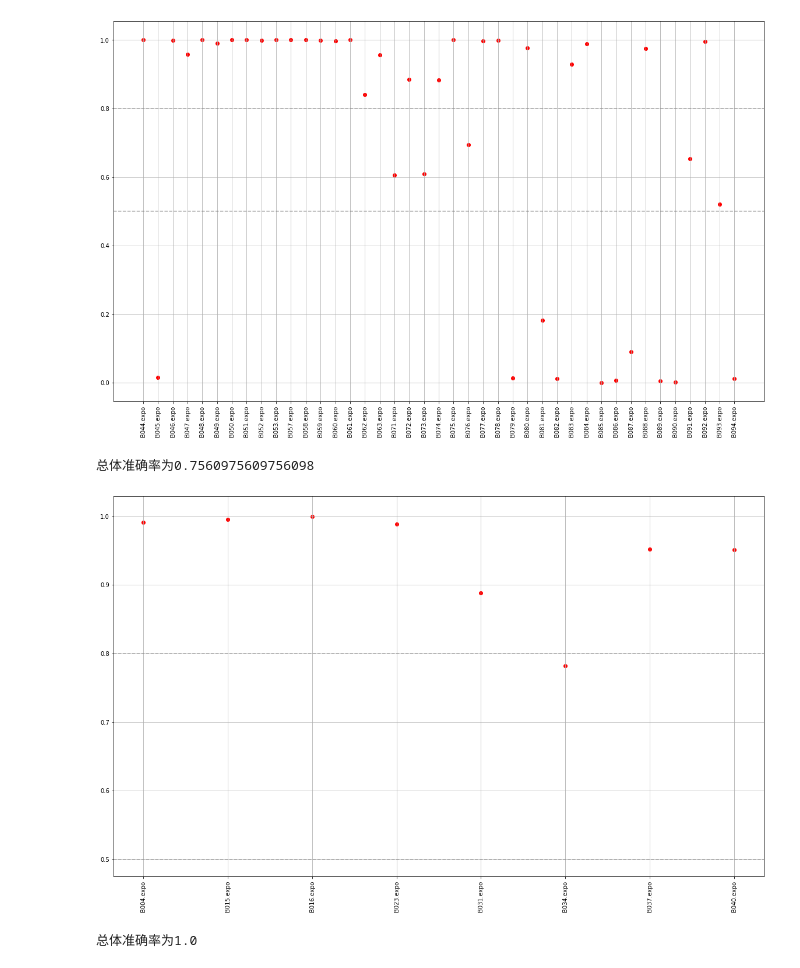
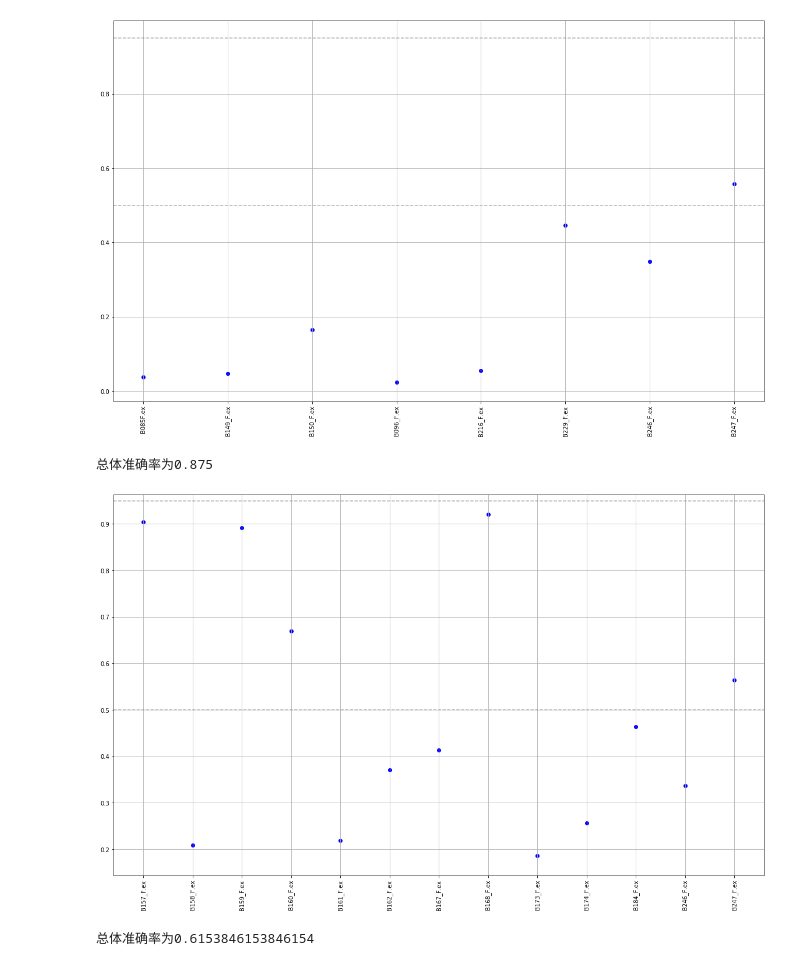
Before and after one commit to PyDarren/PLT_back, a Jupyter notebook: lung_cancer_classifier/new_strategy_marker.ipynb, the cells around one changed output. Drawn from its saved outputs; the diff is of its cells as text; code cells hidden in the pictures.

```diff
--- a/lung_cancer_classifier/new_strategy_marker.ipynb
+++ b/lung_cancer_classifier/new_strategy_marker.ipynb
@@ -13,3 +39,13 @@ warnings.filterwarnings('ignore')
+# %%
+def balance_train(df, more_label=0, less_label=1):
+    more_df = df[df['class']==more_label]
+    less_df = df[df['class']==less_label]
+    less_num = less_df.shape[0]
+    more_index = list(more_df.index)
+    index_choose = random.sample(more_index, less_num)
+    df_choose = more_df.loc[index_choose, :]
+    df_new = df_choose.append(less_df)
+    return df_new
 # %%
 def final_model(df):
     predict_score = list()
@@ -78,3 +90,6 @@ selected_marker = ['id', 'CD3', 'CD4', 'CD8', 'CD45', 'IGD', 'CD11b', 'CD14',
                    'CD85j', 'CD183', 'CD38', 'class']
 df = df.loc[:, selected_marker]
 df.iloc[:, 1:-1] = df.iloc[:, 1:-1].multiply(100)
+stdsc = StandardScaler()
+df.iloc[:, 1:-1] = pd.DataFrame(stdsc.fit_transform(df.iloc[:, 1:-1].values), columns=df.columns[1:-1])
+df.shape
@@ -81,6 +98,7 @@ df.iloc[:, 1:-1] = df.iloc[:, 1:-1].multiply(100)
 # %%
 ## 划分训练集和测试集
-train_df, test_df = split_func(df)
+train_df_raw, test_df = split_func(df)
+train_df = balance_train(train_df_raw)
 X_train = train_df.iloc[:, 1:-1].values
 y_train = train_df['class'].values.astype('int')
 X_test = test_df.iloc[:, 1:-1].values
@@ -122,5 +140,5 @@ plt.show()                # 图形观察出最优正则参数在0.1附近
 # %%
 # lr = LogisticRegression(penalty='elasticnet', solver='saga', l1_ratio=0.6, C=0.01)
-lr = LogisticRegression(penalty='l1', C=1)
+lr = LogisticRegression(penalty='l1', C=0.3)
 lr.fit(X_train, y_train)
 # %% [output]
@@ -187,14 +205,18 @@ pre_healthy = final_model(healthy_new)
 # %%
-lung_cancer_new = pd.read_excel(path + 'rawdata/marker_lung_cancer_new.xlsx').loc[:, select_subsets]
-lung_cancer_new.iloc[:, 1:-1] = lung_cancer_new.iloc[:, 1:-1].multiply(100)
-pre_lung_cancer = final_model(lung_cancer_new)
+PLT_healthy_new = pd.read_excel(path + 'rawdata/marker_PLT_healthy.xlsx').loc[:, selected_marker]
+PLT_healthy_new.iloc[:, 1:-1] = PLT_healthy_new.iloc[:, 1:-1].multiply(100)
+PLT_healthy_new.iloc[:, 1:-1] = stdsc.transform(PLT_healthy_new.iloc[:, 1:-1])
+PLT_healthy_new = PLT_healthy_new.loc[:, select_subsets]
+pre_PLT_healthy_new = final_model(PLT_healthy_new)
 # %% [output]
-[figure, old version]
+[figure, new version]
-总体准确率为0.7560975609756098
+总体准确率为0.875
 # %%
-benign_new = pd.read_excel(path + 'rawdata/marker_benign.xlsx').loc[:, select_subsets]
-benign_new.iloc[:, 1:-1] = benign_new.iloc[:, 1:-1].multiply(100)
-pre_benign = final_model(benign_new)
+pulmonary_nodule = pd.read_excel(path + 'rawdata/marker_pulmonary_nodule.xlsx').loc[:, selected_marker]
+pulmonary_nodule.iloc[:, 1:-1] = pulmonary_nodule.iloc[:, 1:-1].multiply(100)
+pulmonary_nodule.iloc[:, 1:-1] = stdsc.transform(pulmonary_nodule.iloc[:, 1:-1])
+pulmonary_nodule = pulmonary_nodule.loc[:, select_subsets]
+pre_pulmonary_nodule = final_model(pulmonary_nodule)
 # %% [output]
-[figure, old version]
+[figure, new version]
-总体准确率为1.0
+总体准确率为0.6153846153846154
```
Also changed, not shown: parts of 16 cells of this notebook, 2 other files.
